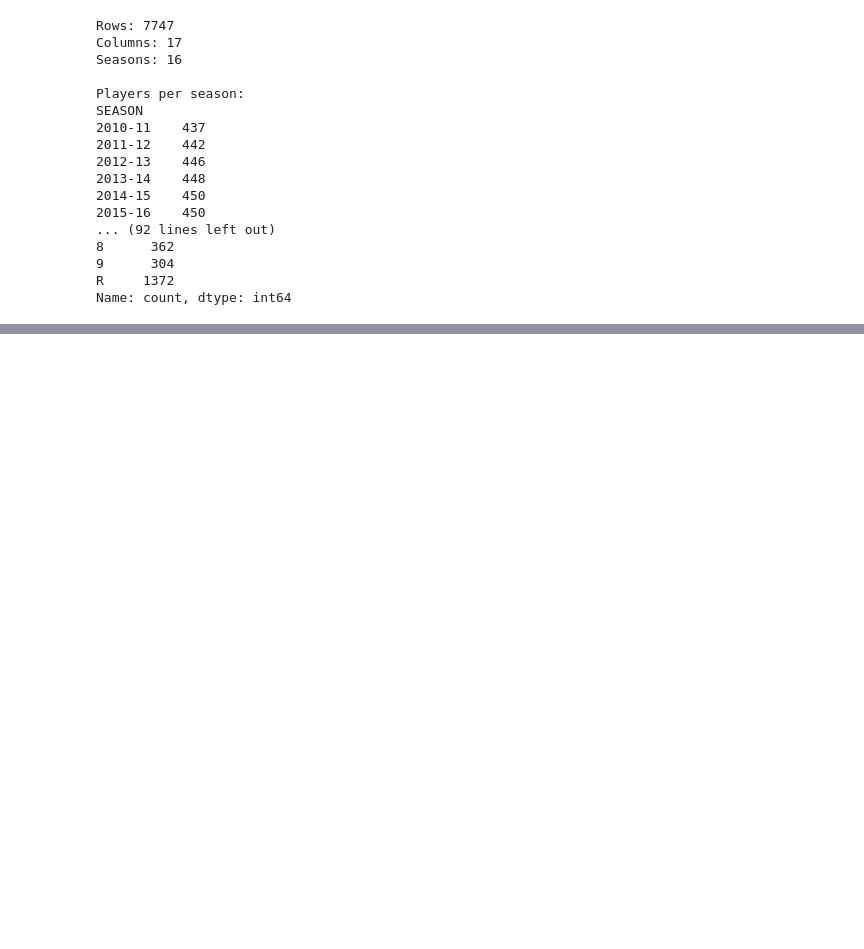
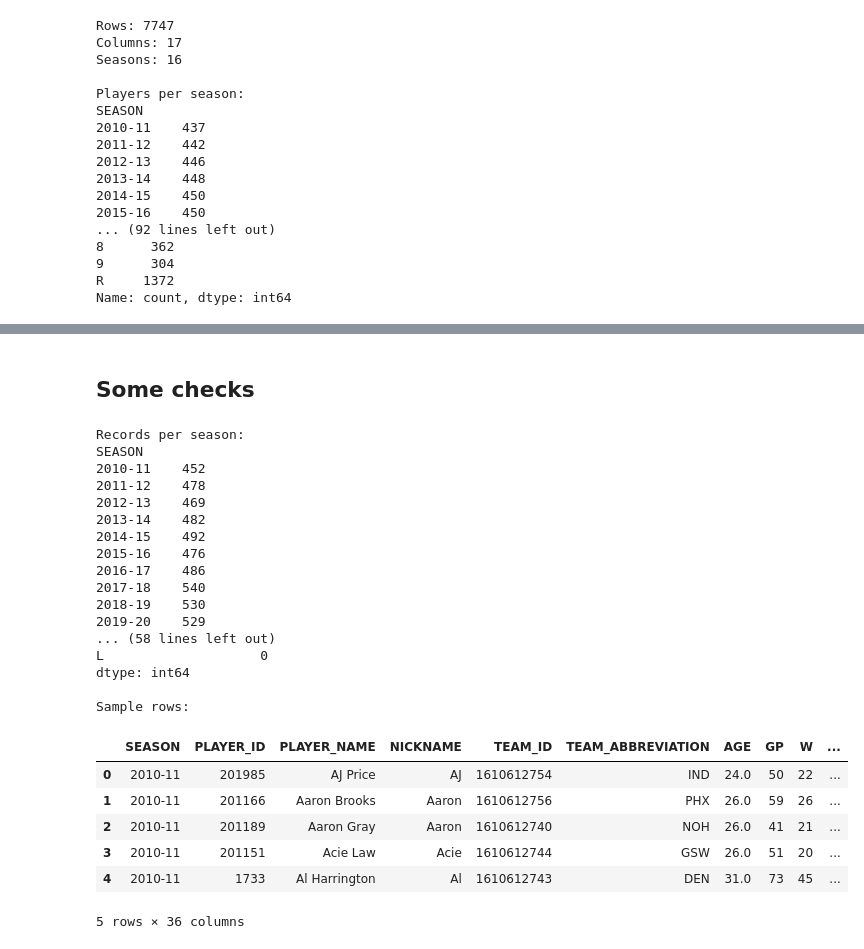
Before and after one commit to dsarria123/NBA-Project-DSAN5000, a Jupyter notebook: data_creation.ipynb, the cells around one changed output, grey strips where cells are left out. Drawn from its saved outputs; the diff is of its cells as text; code cells hidden in the pictures; blank space fills up the shorter version.

Commit message:
player regular season stats now added

```diff
--- a/data_creation.ipynb
+++ b/data_creation.ipynb
@@ -480,0 +584,50 @@ Name: count, dtype: int64
+# %% [markdown]
+## Some checks
+# %%
+print("Records per season:")
+print(nba_player_stats.groupby("SEASON").size())
+
+print("\nUnique players per season:")
+print(
+    nba_player_stats.groupby("SEASON")["PLAYER_ID"].nunique()
+)
+
+print("\nTeams per season:")
+print(
+    nba_player_stats.groupby("SEASON")["TEAM_ID"].nunique()
+)
+
+print("\nMissing values:")
+print(
+    nba_player_stats.isna().sum().sort_values(
+        ascending=False
+    ).head(10)
+)
+
+print("\nSample rows:")
+display(nba_player_stats.head())
+# %% [output]
+Records per season:
+SEASON
+2010-11    452
+2011-12    478
+2012-13    469
+2013-14    482
+2014-15    492
+2015-16    476
+2016-17    486
+2017-18    540
+2018-19    530
+2019-20    529
+... (58 lines left out)
+L                    0
+dtype: int64
+
+Sample rows:
+|  | SEASON | PLAYER_ID | PLAYER_NAME | NICKNAME | TEAM_ID | TEAM_ABBREVIATION | AGE | GP | W | ... |
+| 0 | 2010-11 | 201985 | AJ Price | AJ | 1610612754 | IND | 24.0 | 50 | 22 | ... |
+| 1 | 2010-11 | 201166 | Aaron Brooks | Aaron | 1610612756 | PHX | 26.0 | 59 | 26 | ... |
+| 2 | 2010-11 | 201189 | Aaron Gray | Aaron | 1610612740 | NOH | 26.0 | 41 | 21 | ... |
+| 3 | 2010-11 | 201151 | Acie Law | Acie | 1610612744 | GSW | 26.0 | 51 | 20 | ... |
+| 4 | 2010-11 | 1733 | Al Harrington | Al | 1610612743 | DEN | 31.0 | 73 | 45 | ... |
+5 rows × 36 columns
```
Also changed, not shown: parts of 5 cells of this notebook, 2 other files.
